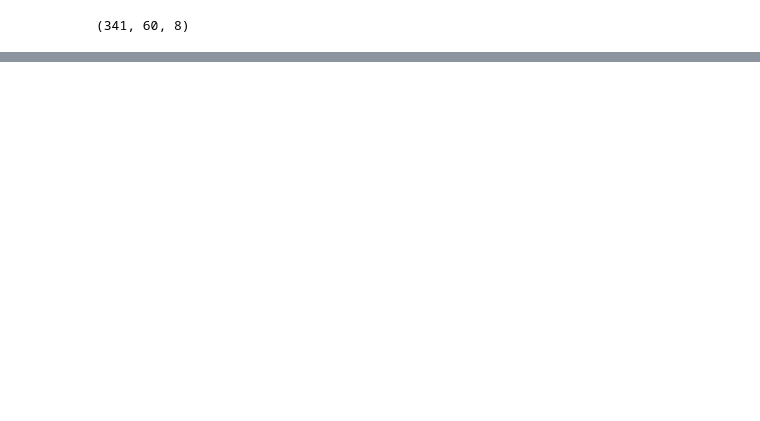
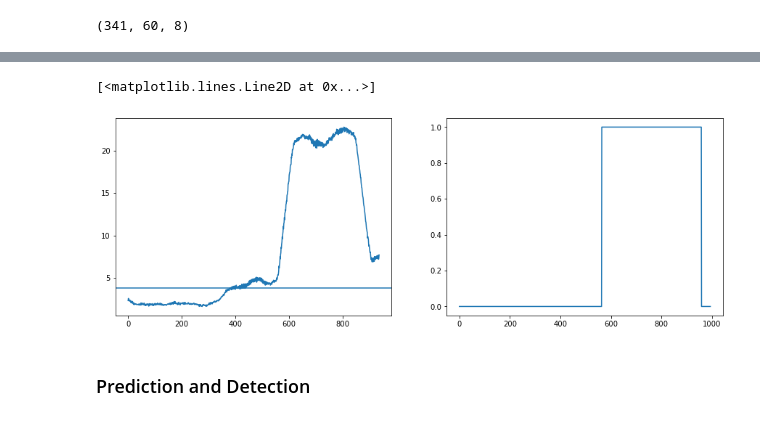
Before and after one commit to seuno2/seuno2.github.io, a Jupyter notebook: personal-project-anomaly-detection.ipynb, the cells around one changed output, grey strips where cells are left out. Drawn from its saved outputs; the diff is of its cells as text; code cells hidden in the pictures; blank space fills up the shorter version.

```diff
--- a/personal-project-anomaly-detection.ipynb
+++ b/personal-project-anomaly-detection.ipynb
@@ -245,0 +236,15 @@ Epoch 100/100
+# %%
+X_test_sc = StSc.transform(df.drop(columns = ['anomaly','changepoint']))  #400번째 이후 이상치 데이터 모두 포함하여 test data 지정
+X_test_seq = create_sequences(X_test_sc)
+test_residuals = pd.Series(np.sum(np.mean(np.abs(X_test_seq - model.predict(X_test_seq)), axis = 1), axis = 1))
+plt.figure(figsize = (15,5))
+plt.subplot(1,2,1)
+plt.plot(test_residuals)
+plt.axhline(y = ucl * 1.5 , xmin = 0, xmax=len(X_train_seq))  # upper control limit 의 1.5배를 Threshold 로 설
+plt.subplot(1,2,2)
+plt.plot(df['anomaly'].values)
+# %% [output]
+[<matplotlib.lines.Line2D at 0x...>]
+[figure, added]
+# %% [markdown]
+### Prediction and Detection
```
Also changed, not shown: parts of 12 cells of this notebook.
